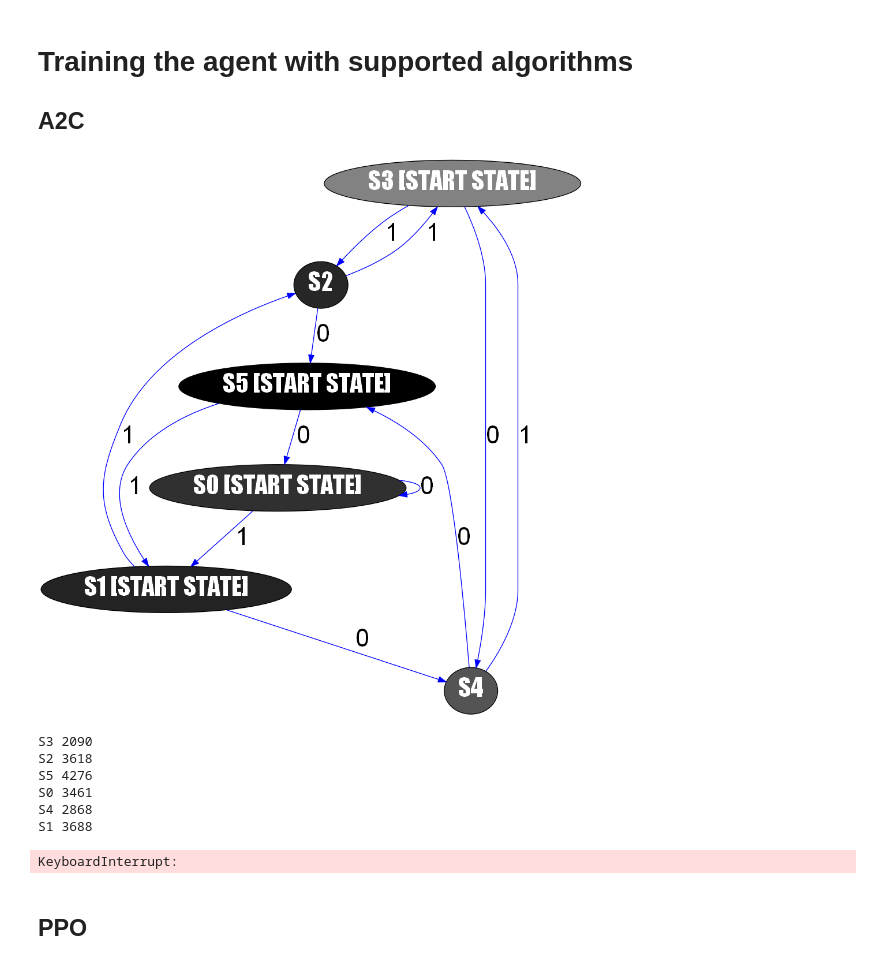
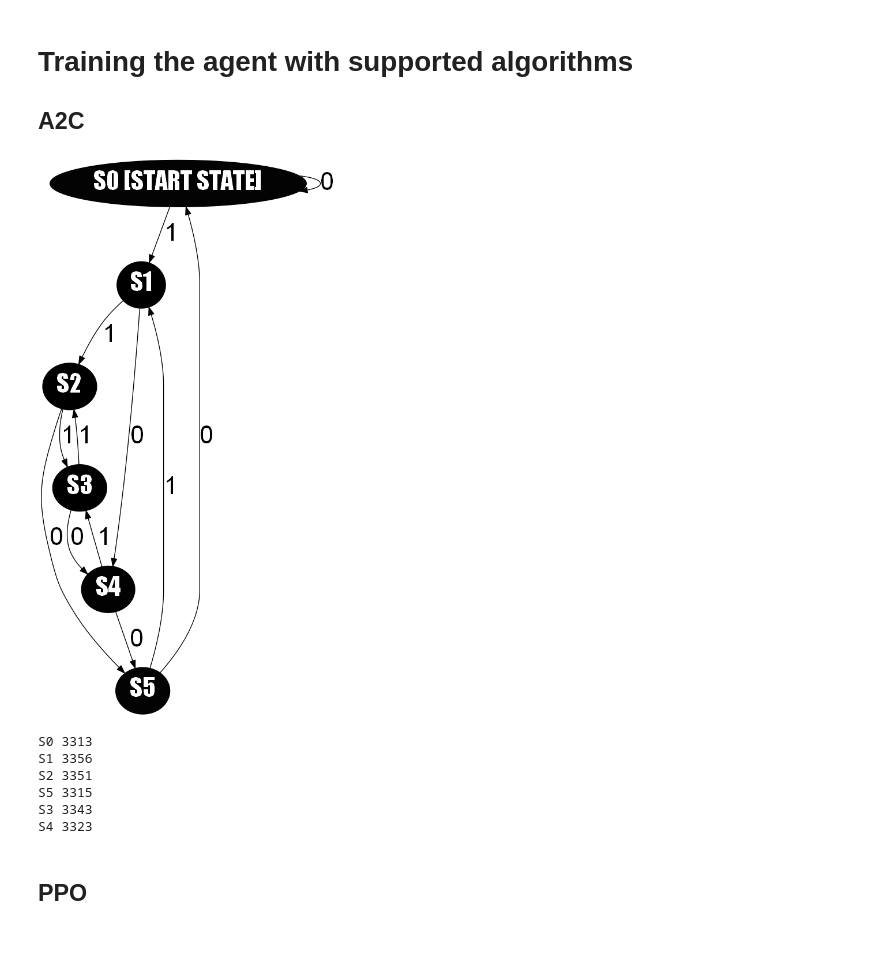
Before and after one commit to mlegas/FSM-reinforcement-learning, a Jupyter notebook: pelican.ipynb, the cells around one changed output. Saved outputs shown, nothing was run; the diff lists cells and outputs as text; code cells hidden in the pictures.

```diff
--- a/pelican.ipynb
+++ b/pelican.ipynb
@@ -75,6 +75,11 @@ class FSMEnv(gym.Env):
     self.start_state_id = start_state_id
     self.randomize_start_state = False
     self.start_states = []
+    self.start_state_has_been_set = False
+    # When using a wrapper for vectorized environments, the venvs reset automatically
+
+    self.last_node_before_reset = None
+    preset_start_state = False
 
     convert_state_names(file_name)
 
@@ -100,12 +105,12 @@ class FSMEnv(gym.Env):
           if int(row['Unique_ID']) == self.start_state_id:
             if row['Start_state'] == '1':
               correct_preset_start_state = True
+              self.start_state_has_been_set = True
 
         if correct_preset_start_state == False:
           raise FSMIncorrectPresetStartStateError(self.start_state_id)
 
     if preset_start_state == False:
-      start_state_already_set = False
       multiple_start_states = False
 
       with open(self.file_name, 'r') as csv_file:
@@ -118,10 +123,11 @@ class FSMEnv(gym.Env):
           if row['Start_state'] == '1':
             self.start_states.append(int(row['Unique_ID']))
 
-            if start_state_already_set == False:
-              start_state_already_set = True
+            if self.start_state_has_been_set == False:
+              self.start_state_has_been_set = True
               self.start_state_id = int(row['Unique_ID'])
-            else:
+
+            elif multiple_start_states == False:
               self.start_state_id = None
               multiple_start_states = True
 
@@ -140,15 +146,19 @@ class FSMEnv(gym.Env):
 
             if self.start_state_id not in self.start_states:
               if self.start_state_id == 0:
+                self.start_state_has_been_set = False
                 self.randomize_start_state = True
                 correct_start_state_provided = True
               else:
                 print("ID provided is not in the list!")
 
             else:
+              # Empty the start_states for memory preservation as we don't need to store them anymore in case only one start state has been chosen
+              self.start_states = []
               correct_start_state_provided = True
+              self.start_state_has_been_set = True
 
-      if start_state_already_set == False:
+      if self.start_state_has_been_set == False:
         raise FSMStartStateNotFoundError()
 
     if self.randomize_start_state == True:
@@ -276,6 +286,7 @@ class FSMEnv(gym.Env):
           # from the current state, and uses the action discrete integer to choose a transition from the list.
           # The int() function just converts the string to an integer.
           self.current_unique_id_state = int(row['Transitions_to_states'].split()[action])
+          break
 
       new_state_successfully_found = False
 
@@ -295,12 +306,14 @@ class FSMEnv(gym.Env):
             # self.total_amount_of_states_visited += 1
 
             if self.current_unique_id_state in self.past_unique_id_states:
+              self.last_node_before_reset = self.current_unique_id_state
               reward = 0
               done = True
               # print(self.past_unique_id_states)
               # print(self.start_state_id)
 
             else:
+              self.last_node_before_reset = None
               reward = self.amount_of_states_visited
               done = False
 
@@ -389,7 +402,7 @@ class FSMRenderingWrapper(gym.Wrapper):
   """
   :param env: (gym.Env) Gym environment that will be wrapped
   """
-  def __init__(self, env):
+  def __init__(self, env: gym.Env):
 
     # Initialize the graph here
     self.rendering_graph = pydot.Dot(graph_type='digraph', strict=True)
@@ -495,7 +508,7 @@ class FSMRenderingWrapper(gym.Wrapper):
 
     current_node = self.env.current_unique_id_state
     # Add edge between previous and current node
-    self.rendering_graph.add_edge(pydot.Edge(previous_node, current_node, label=transition_name, color='blue', fontname="Arial", fontsize='32'))
+    self.rendering_graph.add_edge(pydot.Edge(previous_node, current_node, label=transition_name, color='black', fontname="Arial", fontsize='32'))
 
     self.num_timesteps += 1
 
@@ -512,7 +525,7 @@ class FSMRenderingWrapper(gym.Wrapper):
         # Linear something
         new_hsv_value = (-amount_of_visits / local_max) + 1.0
         node.set_fillcolor("0.0 0.0 {}".format(new_hsv_value))
-        if new_hsv_value <= 0.3:
+        if new_hsv_value <= 0.5:
           node.set_fontcolor("white")
 
         # with open(self.env.file_name, 'r') as csv_file:
@@ -607,16 +620,15 @@ NewValue
 # %%
 #Train the agent
 # You are probably using a MlpPolicy instead of a MultiInputPolicy (cf doc)
 # AttributeError: 'dict' object has no attribute 'flatten'
-model = A2C('MultiInputPolicy', env, gamma=0.999, verbose=0).learn(50000)
+model = A2C('MultiInputPolicy', env, gamma=0.999, verbose=0).learn(20000)
 # %% [output]
-[figure, old version]
+[figure, new version]
-S3 2090
-S2 3618
-S5 4276
-S0 3461
-S4 2868
-S1 3688
+S0 3313
+S1 3356
+S2 3351
+S5 3315
+S3 3343
+S4 3323
-KeyboardInterrupt:
 # %% [markdown]
 ## PPO
```
Also changed, not shown: parts of 10 cells of this notebook, 1 other file.
